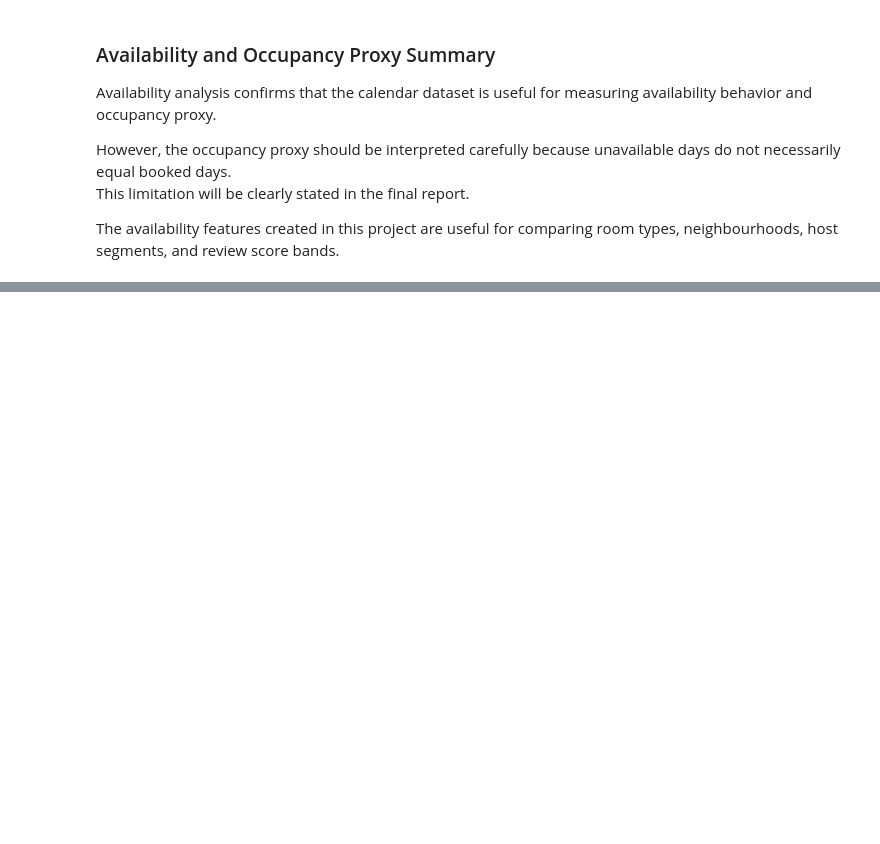
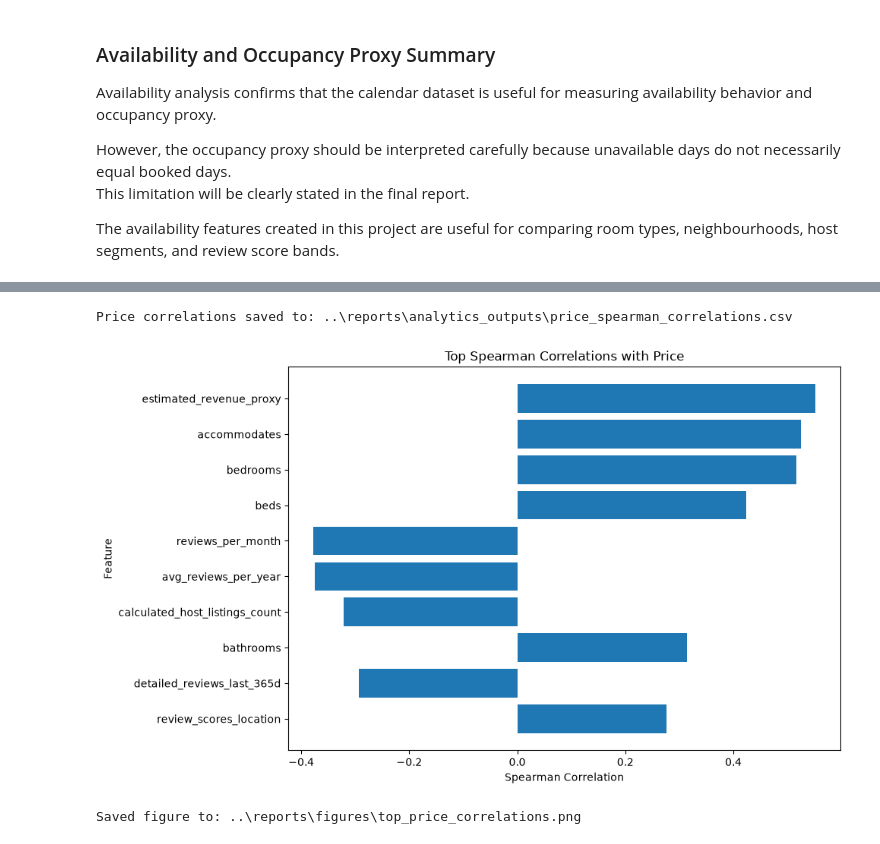
Before and after one commit to Tnadeeja/Inside-Airbnb-Market-Intelligence-Platform-Data-Engineering-Analytics-AI, a Jupyter notebook: notebooks/03_eda_business_analysis.ipynb, the cells around one changed output, grey strips where cells are left out. Drawn from its saved outputs; the diff is of its cells as text; code cells hidden in the pictures; blank space fills up the shorter version.

```diff
--- a/notebooks/03_eda_business_analysis.ipynb
+++ b/notebooks/03_eda_business_analysis.ipynb
@@ -1151,0 +1364,12 @@ The availability features created in this project are useful for comparing room
+# %%
+price_correlations = (
+    spearman_corr["price_numeric"]
+    .drop("price_numeric")
+    .dropna()
+    .sort_values(key=lambda x: x.abs(), ascending=False)
+    .reset_index()
+)
+
+price_correlations.columns = ["feature", "spearman_correlation"]
+
+price_correlations
@@ -1151,0 +1394,30 @@ The availability features created in this project are useful for comparing room
+# %%
+price_correlations_output_path = PROJECT_ROOT / "reports" / "analytics_outputs" / "price_spearman_correlations.csv"
+
+price_correlations.to_csv(price_correlations_output_path, index=False)
+
+print(f"Price correlations saved to: {price_correlations_output_path}")
+# %% [output]
+Price correlations saved to: ..\reports\analytics_outputs\price_spearman_correlations.csv
+# %%
+top_price_correlations = price_correlations.head(10).copy()
+
+plt.figure(figsize=(10, 6))
+plt.barh(
+    top_price_correlations["feature"],
+    top_price_correlations["spearman_correlation"]
+)
+plt.title("Top Spearman Correlations with Price")
+plt.xlabel("Spearman Correlation")
+plt.ylabel("Feature")
+plt.gca().invert_yaxis()
+plt.tight_layout()
+
+output_path = FIGURES_PATH / "top_price_correlations.png"
+plt.savefig(output_path, dpi=300)
+plt.show()
+
+print(f"Saved figure to: {output_path}")
+# %% [output]
+[figure, added]
+Saved figure to: ..\reports\figures\top_price_correlations.png
```
Also changed, not shown: parts of 11 cells of this notebook, 6 other files.
